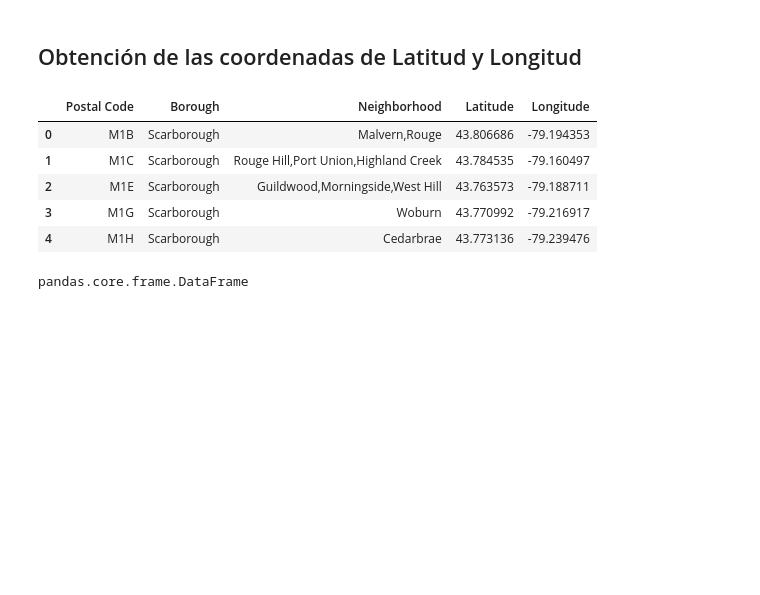
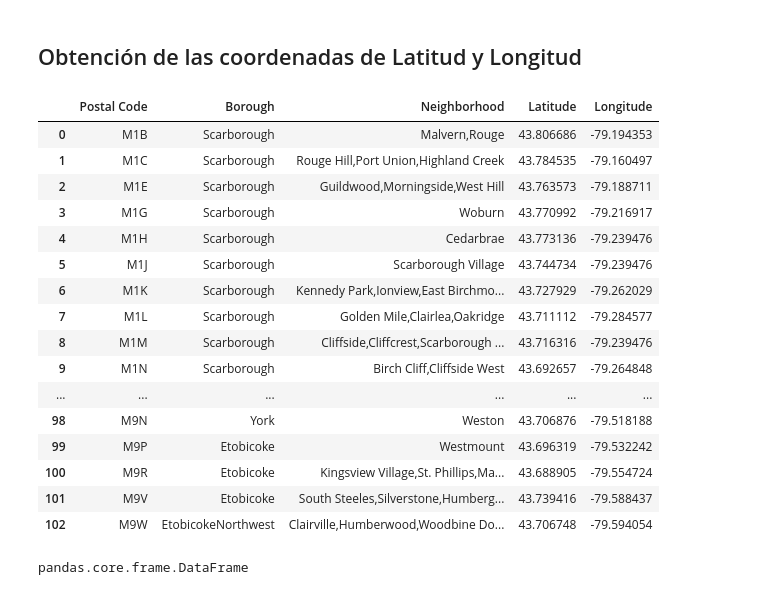
Before and after one commit to EmilBalju/Coursera_Capstone, a Jupyter notebook: Segmentación de Vecindarios en la Ciudad de Toronto, Canadá.ipynb, the cells around one changed output. Saved outputs shown, nothing was run; the diff lists cells and outputs as text; code cells hidden in the pictures; blank space fills up the shorter version.

```diff
--- a/Segmentación de Vecindarios en la Ciudad de Toronto, Canadá.ipynb
+++ b/Segmentación de Vecindarios en la Ciudad de Toronto, Canadá.ipynb
@@ -110,14 +110,25 @@ Geoconder = pd.read_csv(file_name)
 # %%
 neighborhoods=pd.merge(df_final,Geoconder,on="Postal Code")
 # %%
-neighborhoods.head()
+neighborhoods
 # %% [output]
 |  | Postal Code | Borough | Neighborhood | Latitude | Longitude |
 | 0 | M1B | Scarborough | Malvern,Rouge | 43.806686 | -79.194353 |
 | 1 | M1C | Scarborough | Rouge Hill,Port Union,Highland Creek | 43.784535 | -79.160497 |
 | 2 | M1E | Scarborough | Guildwood,Morningside,West Hill | 43.763573 | -79.188711 |
 | 3 | M1G | Scarborough | Woburn | 43.770992 | -79.216917 |
 | 4 | M1H | Scarborough | Cedarbrae | 43.773136 | -79.239476 |
+| 5 | M1J | Scarborough | Scarborough Village | 43.744734 | -79.239476 |
+| 6 | M1K | Scarborough | Kennedy Park,Ionview,East Birchmo... | 43.727929 | -79.262029 |
+| 7 | M1L | Scarborough | Golden Mile,Clairlea,Oakridge | 43.711112 | -79.284577 |
+| 8 | M1M | Scarborough | Cliffside,Cliffcrest,Scarborough ... | 43.716316 | -79.239476 |
+| 9 | M1N | Scarborough | Birch Cliff,Cliffside West | 43.692657 | -79.264848 |
+| ... | ... | ... | ... | ... | ... |
+| 98 | M9N | York | Weston | 43.706876 | -79.518188 |
+| 99 | M9P | Etobicoke | Westmount | 43.696319 | -79.532242 |
+| 100 | M9R | Etobicoke | Kingsview Village,St. Phillips,Ma... | 43.688905 | -79.554724 |
+| 101 | M9V | Etobicoke | South Steeles,Silverstone,Humberg... | 43.739416 | -79.588437 |
+| 102 | M9W | EtobicokeNorthwest | Clairville,Humberwood,Woodbine Do... | 43.706748 | -79.594054 |
 # %%
 type(neighborhoods)
 # %% [output]
```
Also changed, not shown: parts of 27 cells of this notebook.
